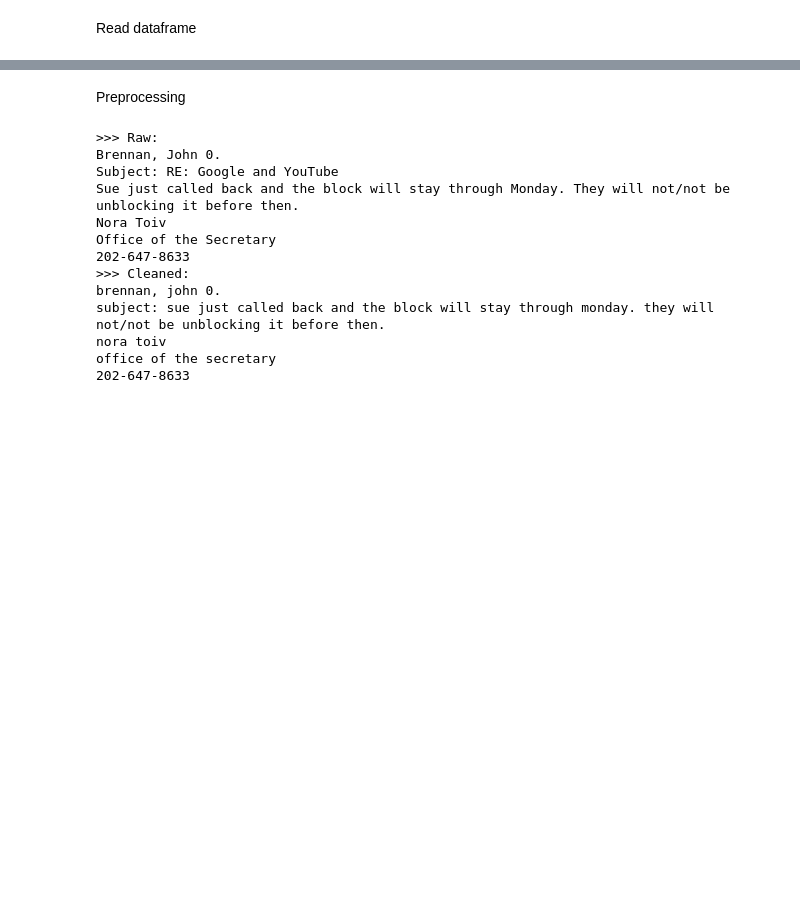
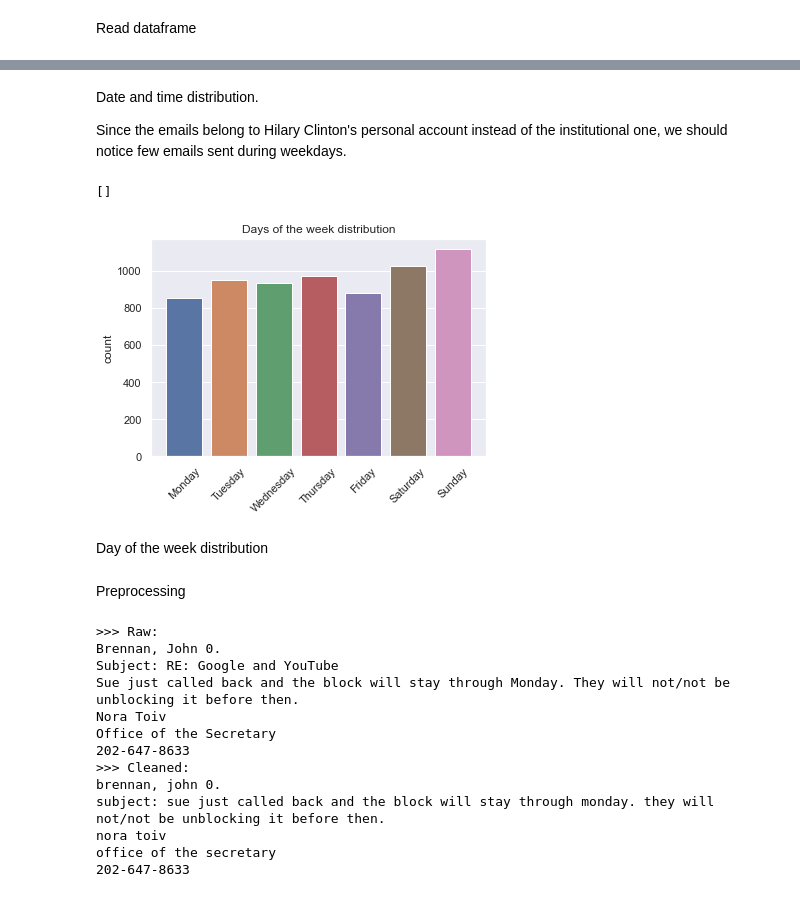
Before and after one commit to gianlucagiudice/hillary-clinton-leaked-emails, a Jupyter notebook: preprocess.ipynb, the cells around one changed output, grey strips where cells are left out. Cells and saved outputs as stored; diff of their text form; code cells hidden in the pictures; blank space fills up the shorter version.

```diff
--- a/preprocess.ipynb
+++ b/preprocess.ipynb
@@ -3,8 +3,17 @@ import pandas as pd
 from os.path import join
 import regex as re
 import string
+from nltk.corpus import stopwords
 import seaborn as sns
-from nltk.corpus import stopwords
+import matplotlib.pyplot as plt
+from wordcloud import WordCloud
+from spacy import displacy
+from datetime import datetime, timezone
+import pytz
+import dateutil.parser as dparser
+import en_core_web_sm
+
+sns.set_theme()
 
 from nltk.tokenize import word_tokenize
 
@@ -39,3 +62,20 @@ Number of valid email: 6742
+# %% [markdown]
+Date and time distribution.
+
+Since the emails belong to Hilary Clinton's personal account instead of the institutional one, we should notice few emails sent during weekdays.
+# %%
+days_order = ["Monday", "Tuesday", "Wednesday", "Thursday", "Friday", "Saturday", "Sunday"]
+days = [date.strftime("%A") for date in df[df["MetadataDateSent"].notnull()]["MetadataDateSent"]]
+days_freq = pd.Series(days).value_counts()
+sns.countplot(days, order=days_order)
+plt.xticks(rotation=45)
+plt.title("Days of the week distribution")
+plt.plot()
+# %% [output]
+[]
+[figure, added]
+# %% [markdown]
+Day of the week distribution
 # %% [markdown]
 Preprocessing
 # %%
```
Also changed, not shown: parts of 15 cells of this notebook.
